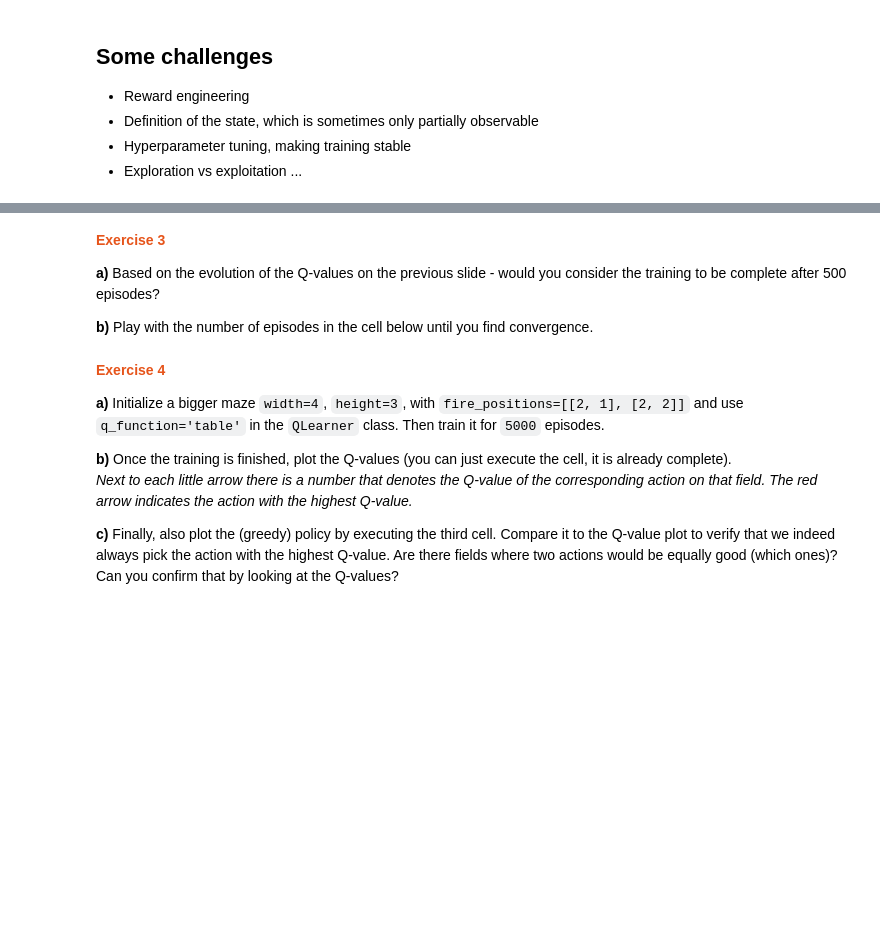
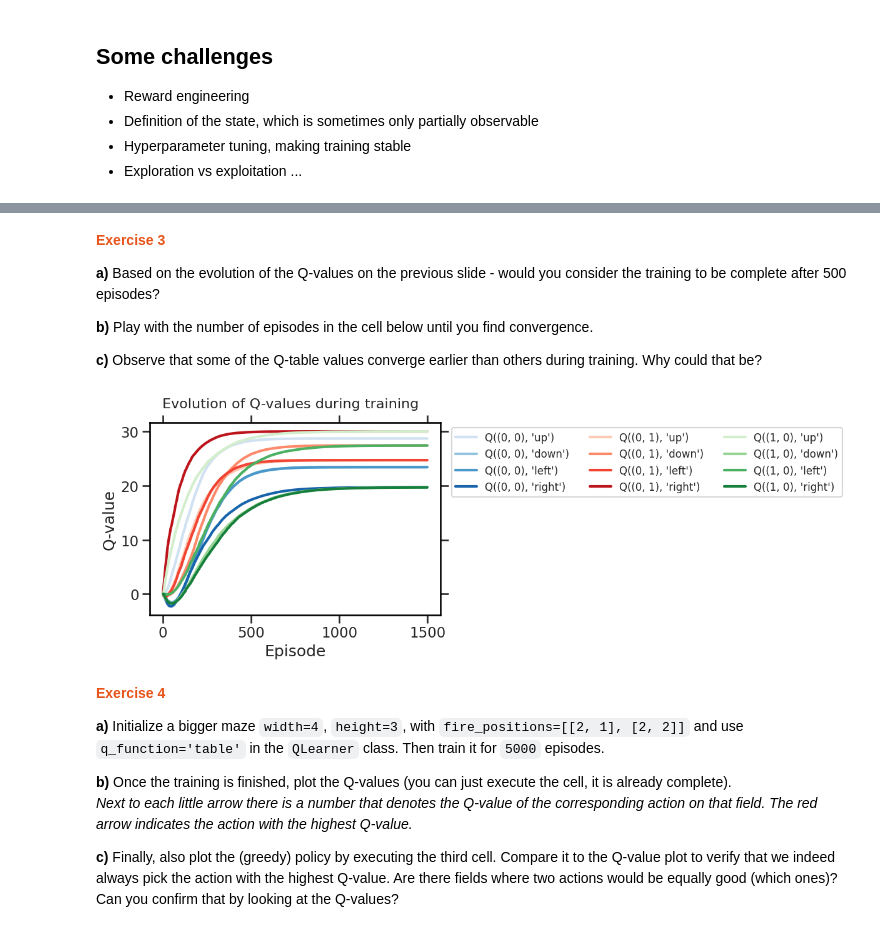
Before and after one commit to aoeftiger/TUDa-NMAP-11, a Jupyter notebook: lecture.ipynb, the cells around one changed output, grey strips where cells are left out. Drawn from its saved outputs; the diff is of its cells as text; code cells hidden in the pictures; blank space fills up the shorter version.

```diff
--- a/lecture.ipynb
+++ b/lecture.ipynb
@@ -528,16 +579,21 @@ qtable_learner.plot_training_evolution()
 **a)** Based on the evolution of the Q-values on the previous slide - would you consider the training to be complete after 500 episodes?
 
 **b)** Play with the number of episodes in the cell below until you find convergence.
+
+**c)** Observe that some of the Q-table values converge earlier than others during training. Why could that be?
 # %%
 from qlearning.plot_utils import print_qtable
 from qlearning.core import Maze, QLearner
 
 np.random.seed(0)
+
 env = Maze(width=2, height=2, fire_positions=[[1, 0]])
 
 qtable_learner = QLearner(env, q_function='table')
-qtable_learner.train( # FILL HERE)
+qtable_learner.train(1500) # FILL HERE)
 qtable_learner.plot_training_evolution()
+# %% [output]
+[figure, added]
 # %% [markdown]
 <p style="color: #e6541a;"> <strong>Exercise 4</strong> </p>
 
```
Also changed, not shown: parts of 28 cells of this notebook.
